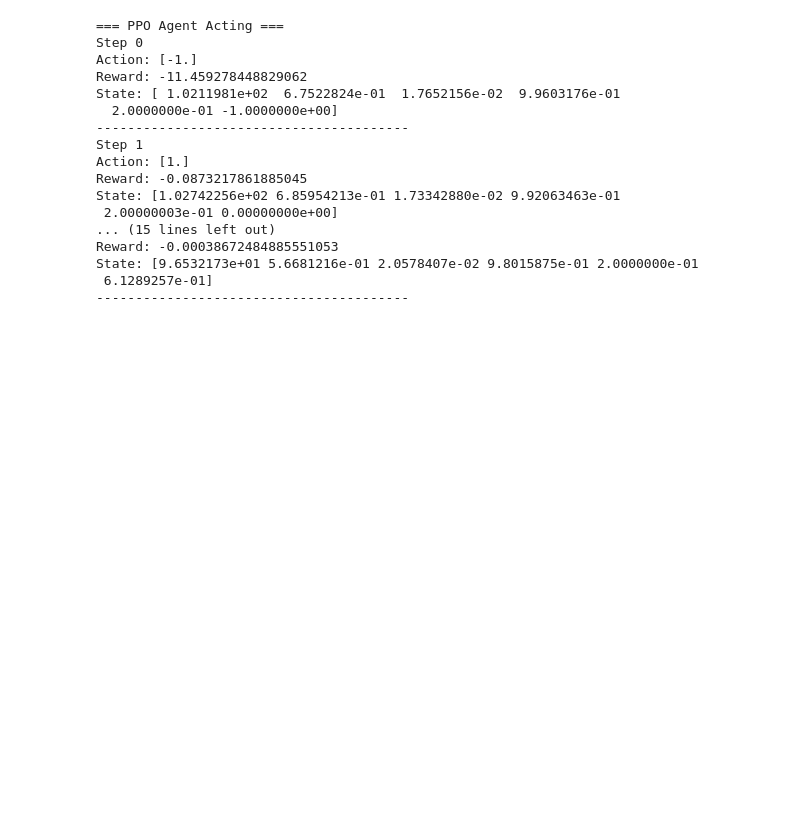
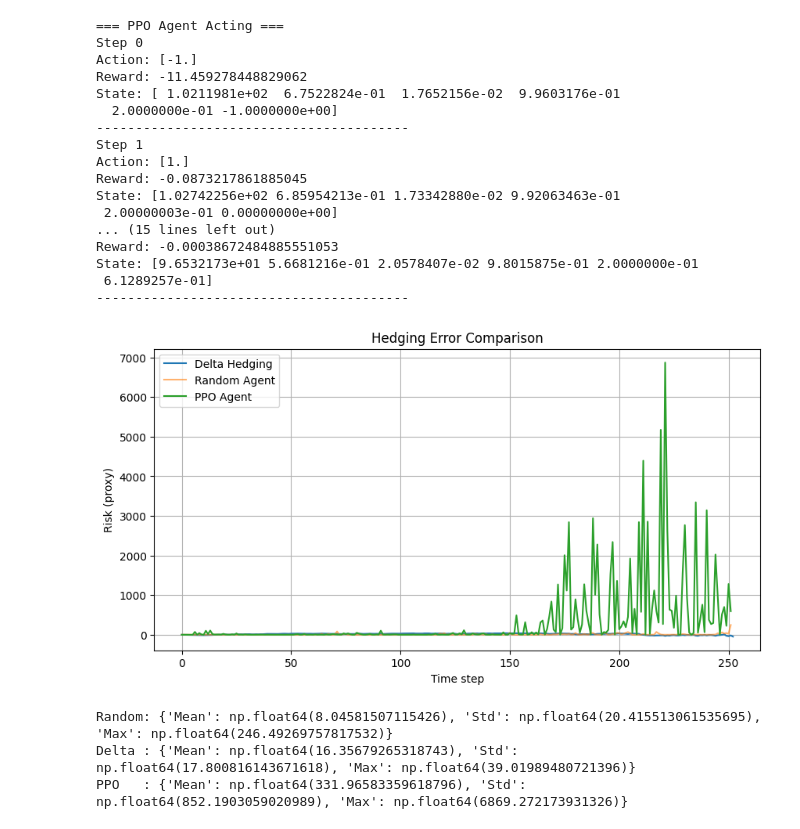
Before and after one commit to Niranjan20061907/rl-derivative-hedging, a Jupyter notebook: notebooks/data_exploration.ipynb, the cells around one changed output. Drawn from its saved outputs; the diff is of its cells as text; code cells hidden in the pictures; blank space fills up the shorter version.

Commit message:
Compare random, delta hedging, and PPO strategies

```diff
--- a/notebooks/data_exploration.ipynb
+++ b/notebooks/data_exploration.ipynb
@@ -232,0 +252,12 @@ State: [9.6532173e+01 5.6681216e-01 2.0578407e-02 9.8015875e-01 2.0000000e-01
+# %%
+from benchmarks.delta_hedging import delta_hedge
+
+delta_result = delta_hedge(
+    prices=prices,
+    K=K,
+    r=r,
+    sigma=sigma,
+    T=T
+)
+
+delta_error = delta_result["hedging_error"]
@@ -232,0 +287,42 @@ State: [9.6532173e+01 5.6681216e-01 2.0578407e-02 9.8015875e-01 2.0000000e-01
+# %%
+obs, _ = env.reset()
+ppo_errors = []
+
+for _ in range(steps):
+    action, _ = model.predict(obs)
+    obs, reward, done, _, _ = env.step(action)
+    ppo_errors.append(-reward)
+    if done:
+        break
+
+ppo_errors = np.array(ppo_errors)
+# %%
+import matplotlib.pyplot as plt
+
+plt.figure(figsize=(10, 5))
+plt.plot(delta_error, label="Delta Hedging")
+plt.plot(random_errors, label="Random Agent", alpha=0.6)
+plt.plot(ppo_errors, label="PPO Agent")
+plt.legend()
+plt.title("Hedging Error Comparison")
+plt.xlabel("Time step")
+plt.ylabel("Risk (proxy)")
+plt.grid(True)
+plt.show()
+# %% [output]
+[figure, added]
+# %%
+def risk_summary(x):
+    return {
+        "Mean": np.mean(x),
+        "Std": np.std(x),
+        "Max": np.max(x)
+    }
+
+print("Random:", risk_summary(random_errors))
+print("Delta :", risk_summary(delta_error))
+print("PPO   :", risk_summary(ppo_errors))
+# %% [output]
+Random: {'Mean': np.float64(8.04581507115426), 'Std': np.float64(20.415513061535695), 'Max': np.float64(246.49269757817532)}
+Delta : {'Mean': np.float64(16.35679265318743), 'Std': np.float64(17.800816143671618), 'Max': np.float64(39.01989480721396)}
+PPO   : {'Mean': np.float64(331.96583359618796), 'Std': np.float64(852.1903059020989), 'Max': np.float64(6869.272173931326)}
```
Also changed, not shown: parts of 2 cells of this notebook.
